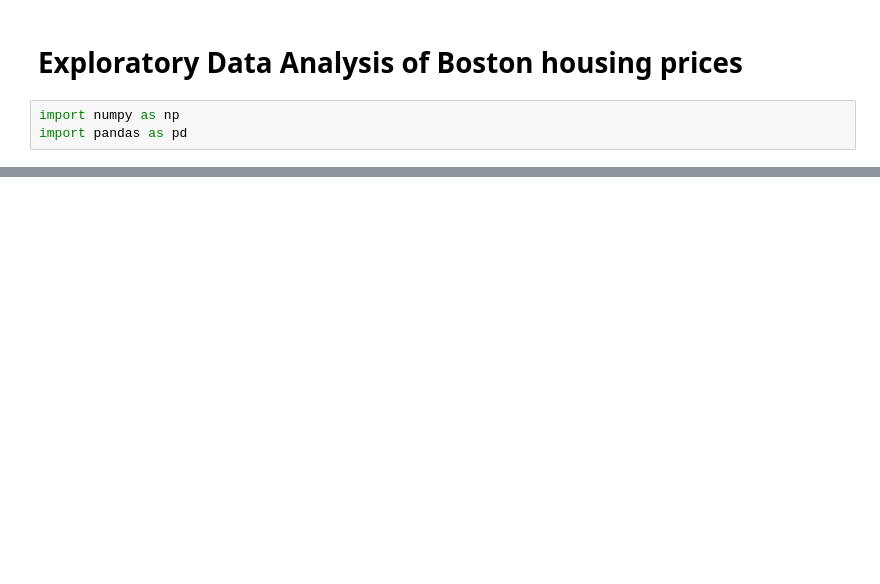
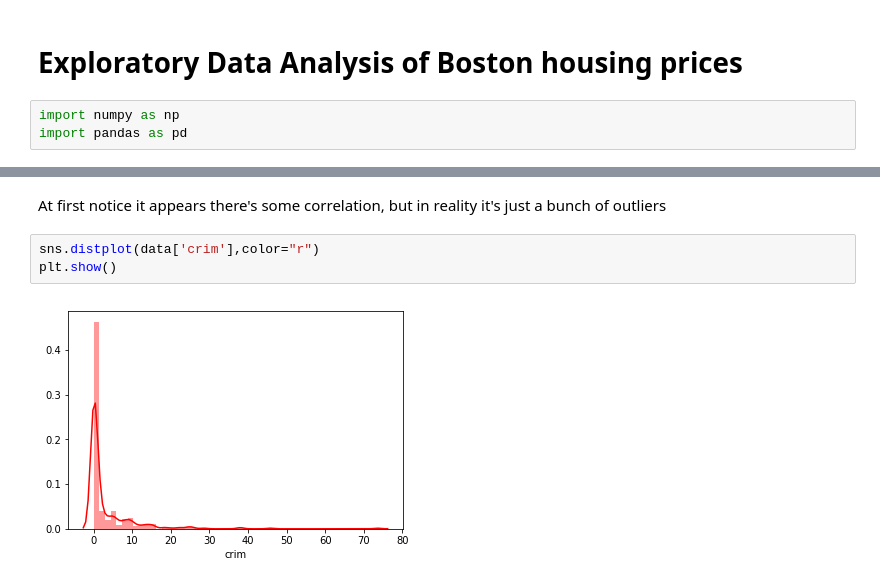
Before and after one commit to vishnutalanki/BostonHosuing, a Jupyter notebook: Exploratory Data Analysis of Boston housing prices.ipynb, the cells around one changed output, grey strips where cells are left out. Drawn from its saved outputs; the diff is of its cells as text; blank space fills up the shorter version.

```diff
--- a/Exploratory Data Analysis of Boston housing prices.ipynb
+++ b/Exploratory Data Analysis of Boston housing prices.ipynb
@@ -36,0 +61,7 @@ plt.show()
+# %% [markdown]
+At first notice it appears there's some correlation, but in reality it's just a bunch of outliers
+# %%
+sns.distplot(data['crim'],color="r")
+plt.show()
+# %% [output]
+[figure, added]
```
Also changed, not shown: parts of 15 cells of this notebook.
